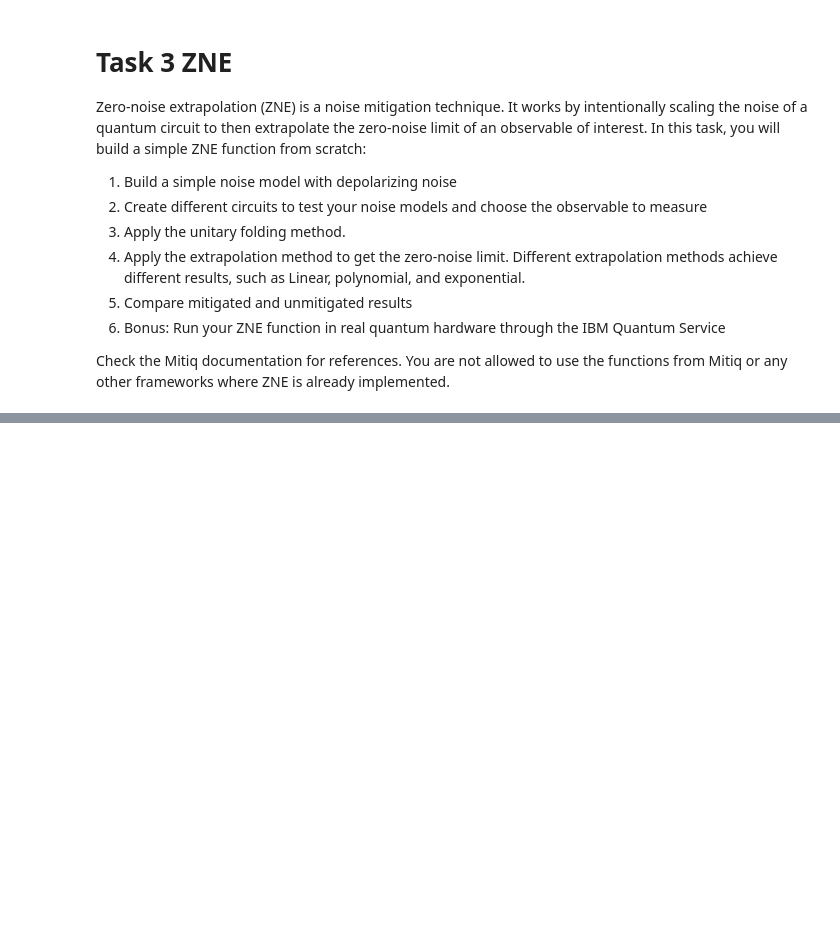
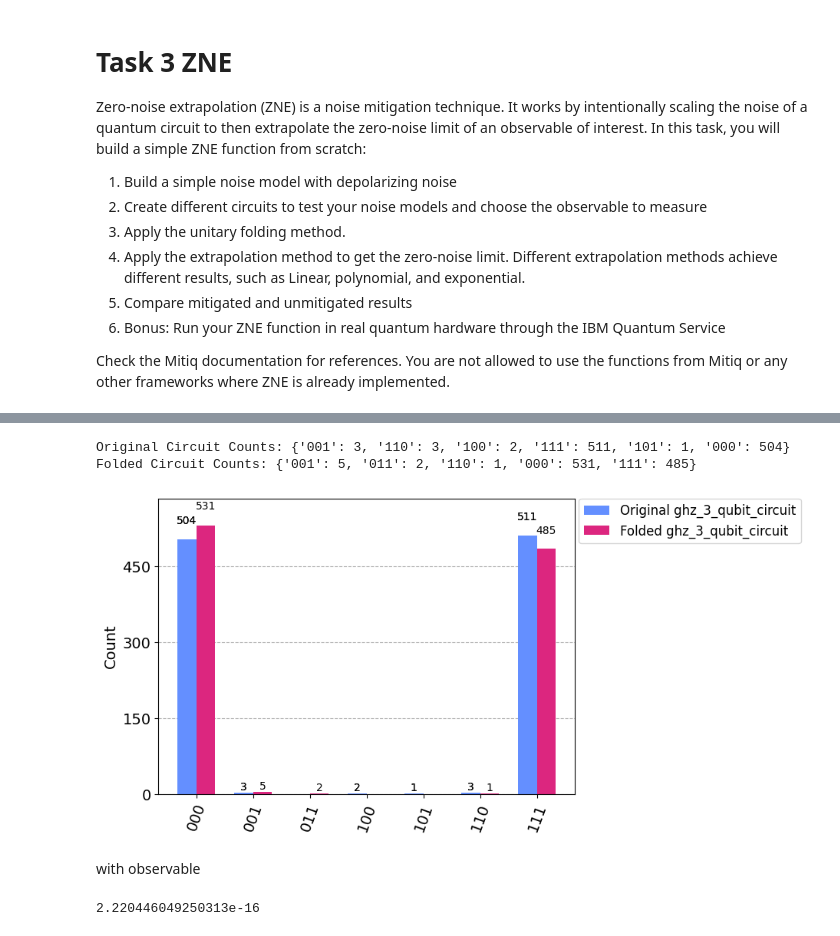
Before and after one commit to JosefinaCresta/QOSFMentorship-JosefinaCresta-Cohort9ScreeningTasks, a Jupyter notebook: notebooks/Task3.ipynb, the cells around one changed output, grey strips where cells are left out. Drawn from its saved outputs; the diff is of its cells as text; code cells hidden in the pictures; blank space fills up the shorter version.

```diff
--- a/notebooks/Task3.ipynb
+++ b/notebooks/Task3.ipynb
@@ -69,0 +99,7 @@ def fold_circuit(circuit, scale_factor):
+# %%
+def ghz_state_circuit(num_qubits):
+    qc = QuantumCircuit(num_qubits)
+    qc.h(0)
+    for qubit in range(num_qubits - 1):
+        qc.cx(qubit, qubit + 1)
+    return qc
@@ -69,0 +418,6 @@ def fold_circuit(circuit, scale_factor):
+# %%
+num_qubits = 3
+ghz_3_qubit_circuit = ghz_state_circuit(num_qubits)
+ghz_3_qubit_circuit.draw()
+folded_ghz_3_qubit_circuit = fold_circuit(ghz_3_qubit_circuit, 2)
+folded_ghz_3_qubit_circuit.draw()
@@ -69,0 +432,40 @@ def fold_circuit(circuit, scale_factor):
+# %%
+# Define a noise model (from previous steps)
+depolarizing_error_prob = 0.01
+noise_model = build_noise_model(depolarizing_error_prob)
+
+simulator = AerSimulator(noise_model=noise_model)
+
+# Simulate the original circuit
+ghz_3_qubit_circuit.measure_all()
+transpiled_ghz_3_qubit_circuit = transpile(ghz_3_qubit_circuit, simulator)
+qobj_ghz_3_qubit_circuit = assemble(transpiled_ghz_3_qubit_circuit, simulator, shots=1024)
+job_ghz_3_qubit_circuit = simulator.run(qobj_ghz_3_qubit_circuit)
+result_ghz_3_qubit_circuit = job_ghz_3_qubit_circuit.result()
+counts_ghz_3_qubit_circuit = result_ghz_3_qubit_circuit.get_counts(ghz_3_qubit_circuit)
+
+# Simulate the folded circuit
+folded_ghz_3_qubit_circuit.measure_all()
+transpiled_folded_ghz_3_qubit_circuit = transpile(folded_ghz_3_qubit_circuit, simulator)
+qobj_folded_ghz_3_qubit_circuit= assemble(transpiled_folded_ghz_3_qubit_circuit, simulator, shots=1024)
+job_folded_ghz_3_qubit_circuit = simulator.run(qobj_folded_ghz_3_qubit_circuit)
+result_folded_ghz_3_qubit_circuit = job_folded_ghz_3_qubit_circuit.result()
+counts_folded_ghz_3_qubit_circuit = result_folded_ghz_3_qubit_circuit.get_counts(folded_ghz_3_qubit_circuit)
+
+# Display the results
+print("Original Circuit Counts:", counts_ghz_3_qubit_circuit)
+print("Folded Circuit Counts:", counts_folded_ghz_3_qubit_circuit)
+plot_histogram([counts_ghz_3_qubit_circuit, counts_folded_ghz_3_qubit_circuit], legend=['Original ghz_3_qubit_circuit', 'Folded ghz_3_qubit_circuit'])
+# %% [output]
+Original Circuit Counts: {'001': 3, '110': 3, '100': 2, '111': 511, '101': 1, '000': 504}
+Folded Circuit Counts: {'001': 5, '011': 2, '110': 1, '000': 531, '111': 485}
+[figure, added]
+# %% [markdown]
+with observable
+# %%
+num_qubits = 3
+ghz_3_qubit_circuit = ghz_state_circuit(num_qubits)
+observable_ghz = Operator(Pauli('Z' * num_qubits))
+measure_observable(ghz_3_qubit_circuit, observable_ghz, noise_model)
+# %% [output]
+2.220446049250313e-16
```
Also changed, not shown: parts of 133 cells of this notebook, 1 other file.
